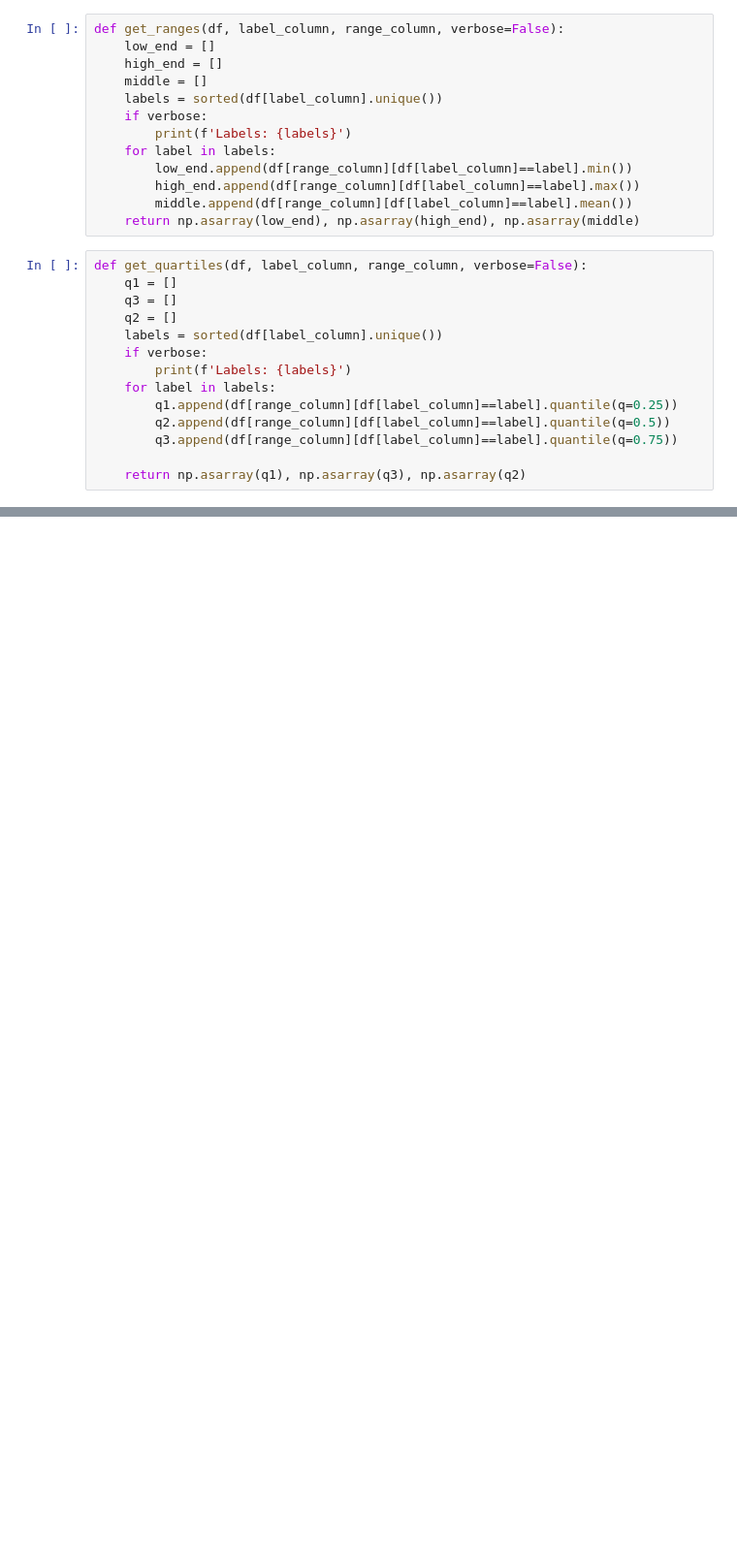
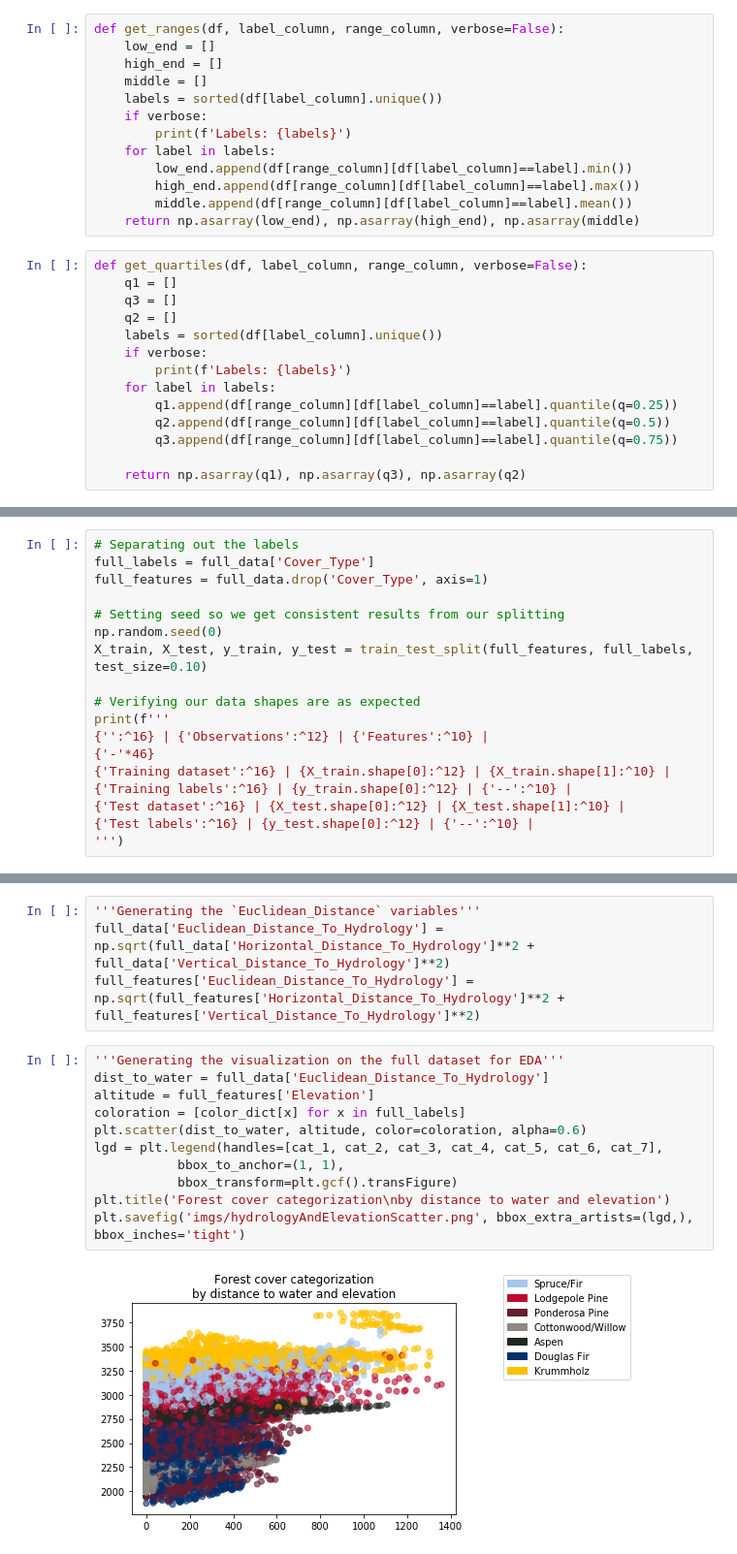
Before and after one commit to Omniak87B/w207FinalProject, a Jupyter notebook: w207_final_helper_functions.ipynb, the cells around one changed output, grey strips where cells are left out. Shown at 97% size. Saved outputs shown, nothing was run; the diff lists cells and outputs as text; blank space fills up the shorter version.

```diff
--- a/w207_final_helper_functions.ipynb
+++ b/w207_final_helper_functions.ipynb
@@ -230,0 +255,18 @@ def make_range_chart(list_of_lists, color_mapping_dict, title_text_dict,
+# %%
+# Separating out the labels
+full_labels = full_data['Cover_Type']
+full_features = full_data.drop('Cover_Type', axis=1)
+
+# Setting seed so we get consistent results from our splitting
+np.random.seed(0)
+X_train, X_test, y_train, y_test = train_test_split(full_features, full_labels, test_size=0.10)
+
+# Verifying our data shapes are as expected
+print(f'''
+{'':^16} | {'Observations':^12} | {'Features':^10} |
+{'-'*46}
+{'Training dataset':^16} | {X_train.shape[0]:^12} | {X_train.shape[1]:^10} |
+{'Training labels':^16} | {y_train.shape[0]:^12} | {'--':^10} |
+{'Test dataset':^16} | {X_test.shape[0]:^12} | {X_test.shape[1]:^10} |
+{'Test labels':^16} | {y_test.shape[0]:^12} | {'--':^10} |
+''')
@@ -230,0 +306,17 @@ def make_range_chart(list_of_lists, color_mapping_dict, title_text_dict,
+# %%
+'''Generating the `Euclidean_Distance` variables'''
+full_data['Euclidean_Distance_To_Hydrology'] = np.sqrt(full_data['Horizontal_Distance_To_Hydrology']**2 + full_data['Vertical_Distance_To_Hydrology']**2)
+full_features['Euclidean_Distance_To_Hydrology'] = np.sqrt(full_features['Horizontal_Distance_To_Hydrology']**2 + full_features['Vertical_Distance_To_Hydrology']**2)
+# %%
+'''Generating the visualization on the full dataset for EDA'''
+dist_to_water = full_data['Euclidean_Distance_To_Hydrology']
+altitude = full_features['Elevation']
+coloration = [color_dict[x] for x in full_labels]
+plt.scatter(dist_to_water, altitude, color=coloration, alpha=0.6)
+lgd = plt.legend(handles=[cat_1, cat_2, cat_3, cat_4, cat_5, cat_6, cat_7],
+           bbox_to_anchor=(1, 1),
+           bbox_transform=plt.gcf().transFigure)
+plt.title('Forest cover categorization\nby distance to water and elevation')
+plt.savefig('imgs/hydrologyAndElevationScatter.png', bbox_extra_artists=(lgd,), bbox_inches='tight')
+# %% [output]
+[figure, added]
```
Also changed, not shown: parts of 26 cells of this notebook, 14 other files.
